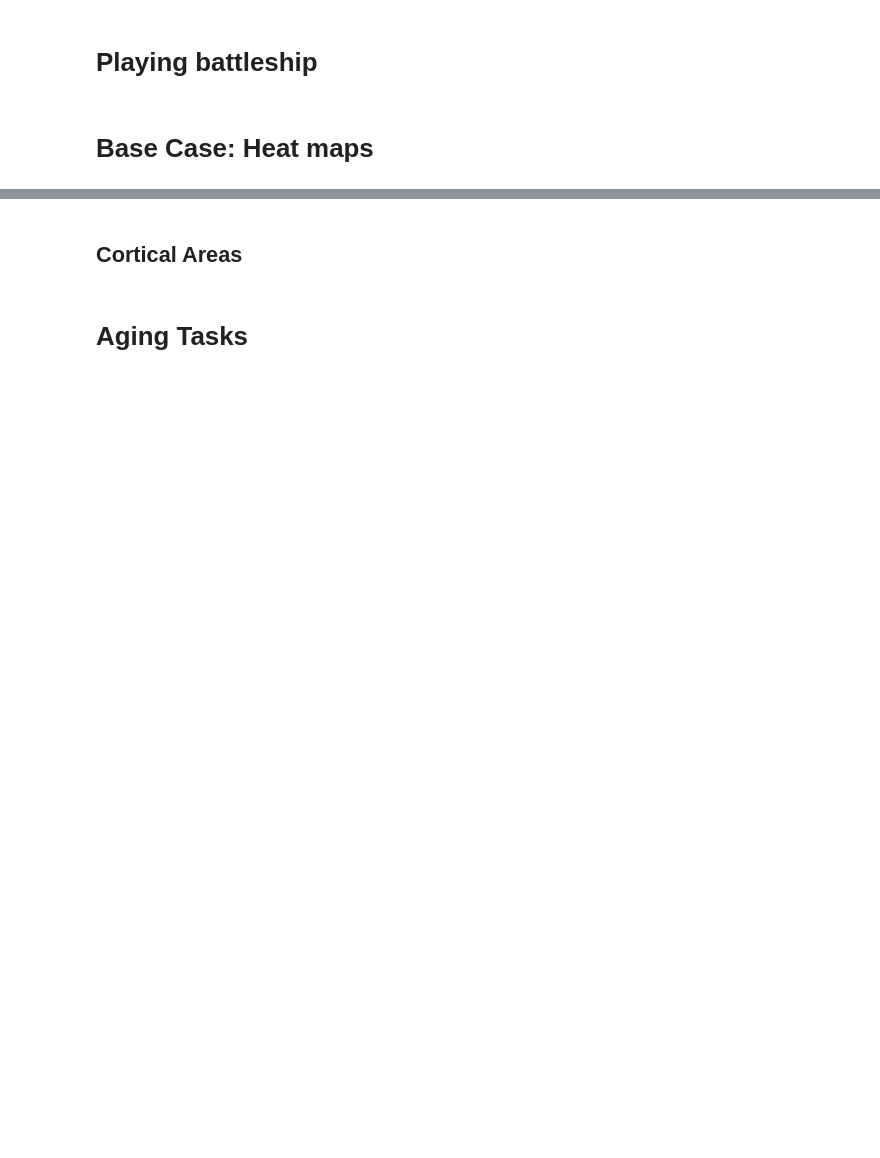
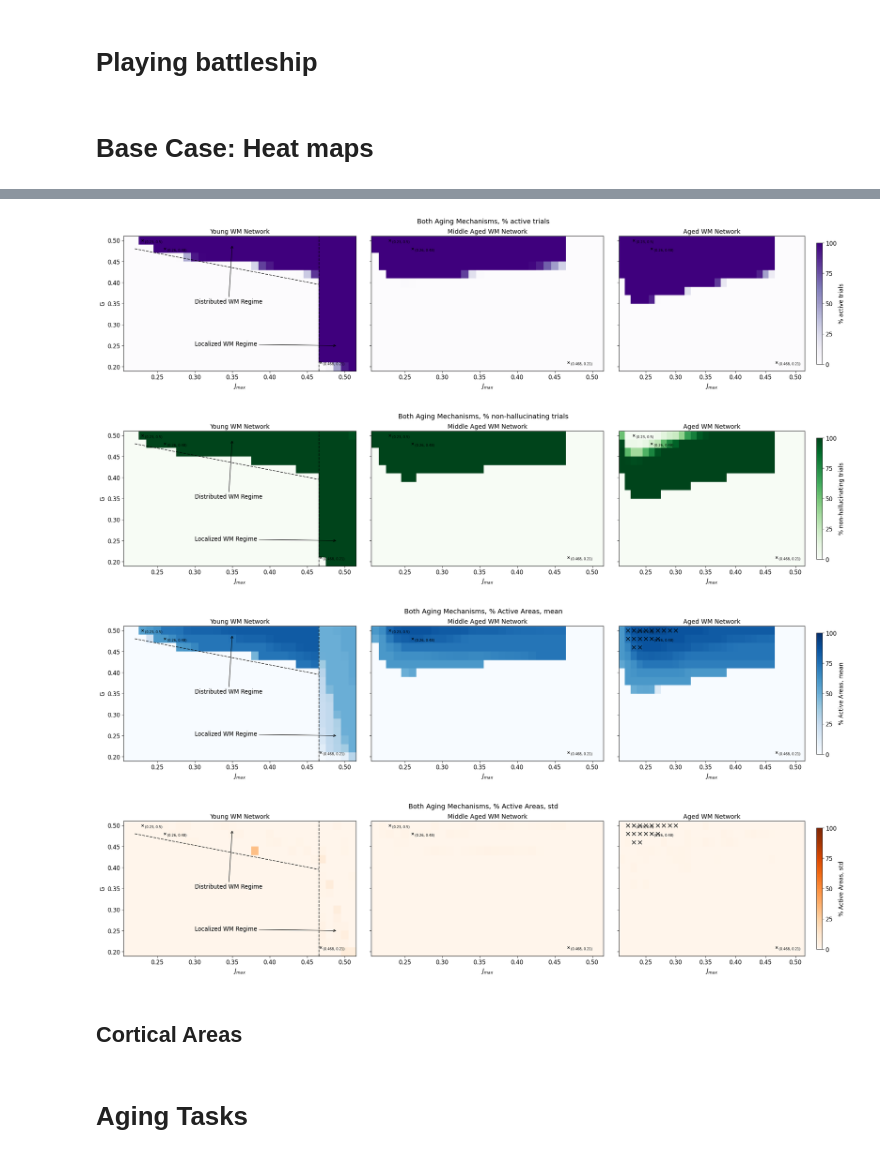
Before and after one commit to Davide537/Mathematical-Models, a Jupyter notebook: WM Model/Aging model.ipynb, the cells around one changed output, grey strips where cells are left out. Saved outputs shown, nothing was run; the diff lists cells and outputs as text; code cells hidden in the pictures; blank space fills up the shorter version.

```diff
--- a/WM Model/Aging model.ipynb
+++ b/WM Model/Aging model.ipynb
@@ -1164,37 +1189,42 @@ def Plot_Heatmaps(mech, metric='mean', comb_plot=True,
                 cbar.set_label(cfg['label'])
 
             for (jm, g) in marked_pairs:
                 ax.plot(jm, g, marker='x', markersize=5, color='black')
                 ax.annotate(f"({jm}, {g})", xy=(jm, g), xytext=(5, -5),
                             textcoords='offset points', fontsize=7, color='black')
 
             if age == 'Y':
                 ax.axvline(x=0.4655, color='black', linestyle='--', alpha=0.75)
                 ax.plot((0.22, 0.4655), (0.48, 0.3955), color='black', linestyle='--', alpha=0.75)
                 ax.annotate('Distributed WM Regime', xy=(0.35, 0.49), xytext=(0.3, 0.35),
                             arrowprops=dict(arrowstyle='->'))
                 ax.annotate('Localized WM Regime',   xy=(0.49, 0.25), xytext=(0.3, 0.25),
                             arrowprops=dict(arrowstyle='->'))
 
             if not comb_plot:
                 plt.tight_layout()
                 plt.savefig(f'Fig/Heatmaps/heatmap_{age}_{mech_str}_{metric}{cond_suffix}.svg',
                             dpi=150, bbox_inches='tight')
                 plt.show()
 
     if comb_plot:
         plt.savefig(f'Fig/Heatmaps/heatmaps_{mech_str}_{metric}{cond_suffix}.svg',
                      dpi=150, bbox_inches='tight')
         plt.show()
 
 
 mech = ('FI', 'spine')
 
 # Base case
-# Plot_Heatmaps(mech=mech, metric='%_act')
-# Plot_Heatmaps(mech=mech, metric='%_nhall')
-# Plot_Heatmaps(mech=mech, metric='mean')
-# Plot_Heatmaps(mech=mech, metric='std')
+Plot_Heatmaps(mech=mech, metric='%_act')
+Plot_Heatmaps(mech=mech, metric='%_nhall')
+Plot_Heatmaps(mech=mech, metric='mean')
+Plot_Heatmaps(mech=mech, metric='std')
+# %% [output]
+[figure, added]
+[figure, added]
+[figure, added]
+[figure, added]
 # %%
 # def Plot_Heatmaps_diff(mech, metric='mean', perc = 0.4, comb_plot=True, mesh=True):
 
```
Also changed, not shown: parts of 5 cells of this notebook, 29 other files.
